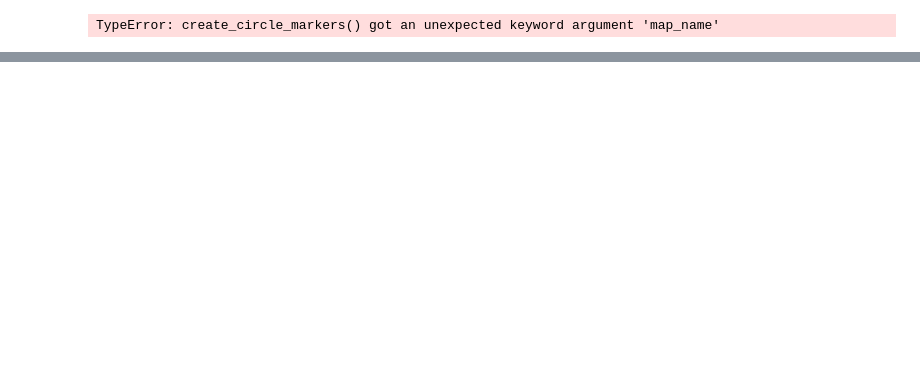
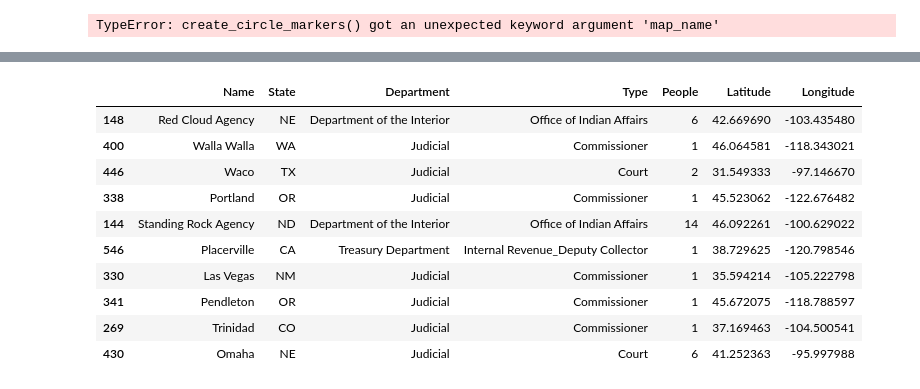
Before and after one commit to bwarzel/warzel-sp25-data-materials, a Jupyter notebook: week-11/mapping-folium-2.ipynb, the cells around one changed output, grey strips where cells are left out. Cells and saved outputs as stored; diff of their text form; code cells hidden in the pictures; blank space fills up the shorter version.

```diff
--- a/week-11/mapping-folium-2.ipynb
+++ b/week-11/mapping-folium-2.ipynb
@@ -142,0 +133,16 @@ Name: People, dtype: float64
+# %%
+official_df_ai = official_df.sample(10)
+# %%
+official_df_ai
+# %% [output]
+|  | Name | State | Department | Type | People | Latitude | Longitude |
+| 148 | Red Cloud Agency | NE | Department of the Interior | Office of Indian Affairs | 6 | 42.669690 | -103.435480 |
+| 400 | Walla Walla | WA | Judicial | Commissioner | 1 | 46.064581 | -118.343021 |
+| 446 | Waco | TX | Judicial | Court | 2 | 31.549333 | -97.146670 |
+| 338 | Portland | OR | Judicial | Commissioner | 1 | 45.523062 | -122.676482 |
+| 144 | Standing Rock Agency | ND | Department of the Interior | Office of Indian Affairs | 14 | 46.092261 | -100.629022 |
+| 546 | Placerville | CA | Treasury Department | Internal Revenue_Deputy Collector | 1 | 38.729625 | -120.798546 |
+| 330 | Las Vegas | NM | Judicial | Commissioner | 1 | 35.594214 | -105.222798 |
+| 341 | Pendleton | OR | Judicial | Commissioner | 1 | 45.672075 | -118.788597 |
+| 269 | Trinidad | CO | Judicial | Commissioner | 1 | 37.169463 | -104.500541 |
+| 430 | Omaha | NE | Judicial | Court | 6 | 41.252363 | -95.997988 |
```
Also changed, not shown: parts of 3 cells of this notebook, 5 other files.
